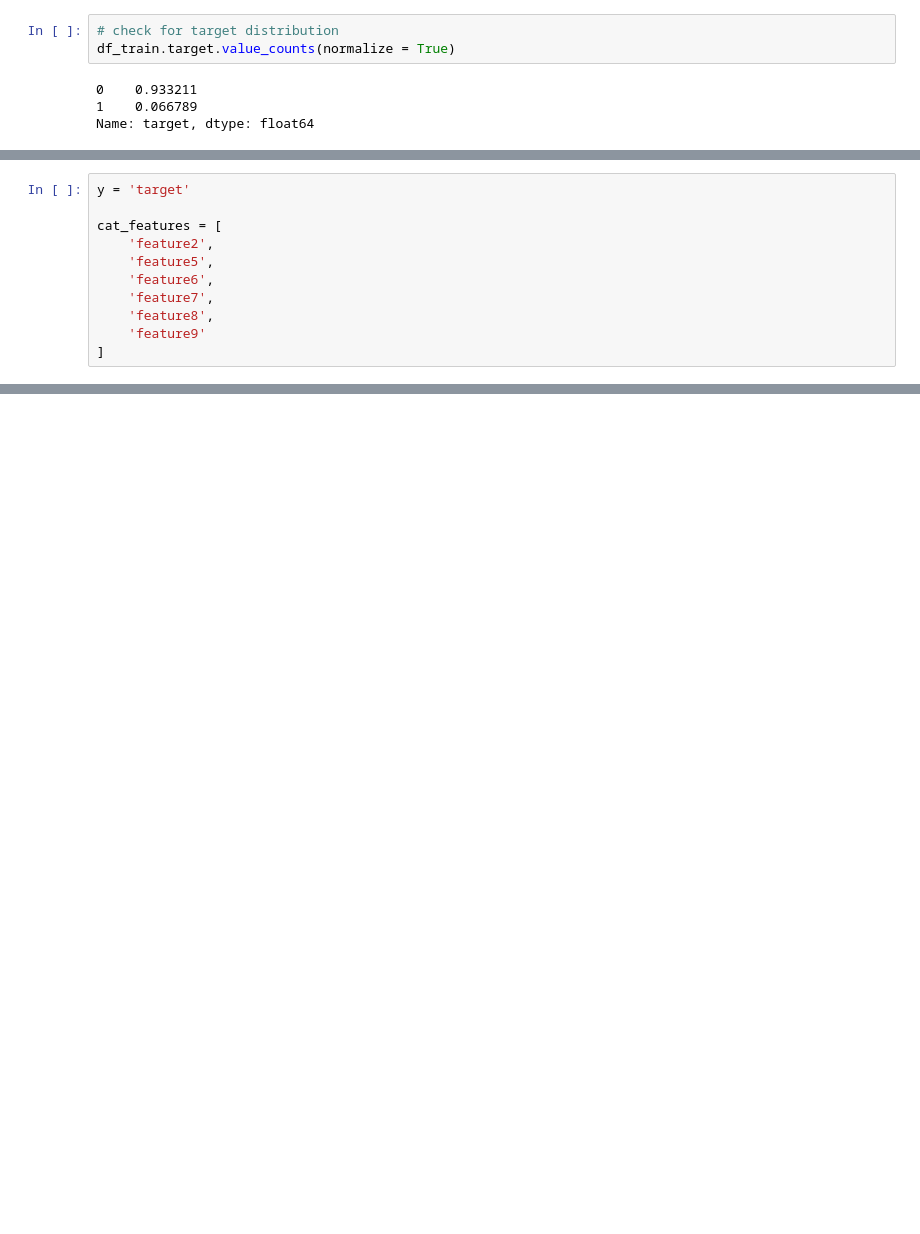
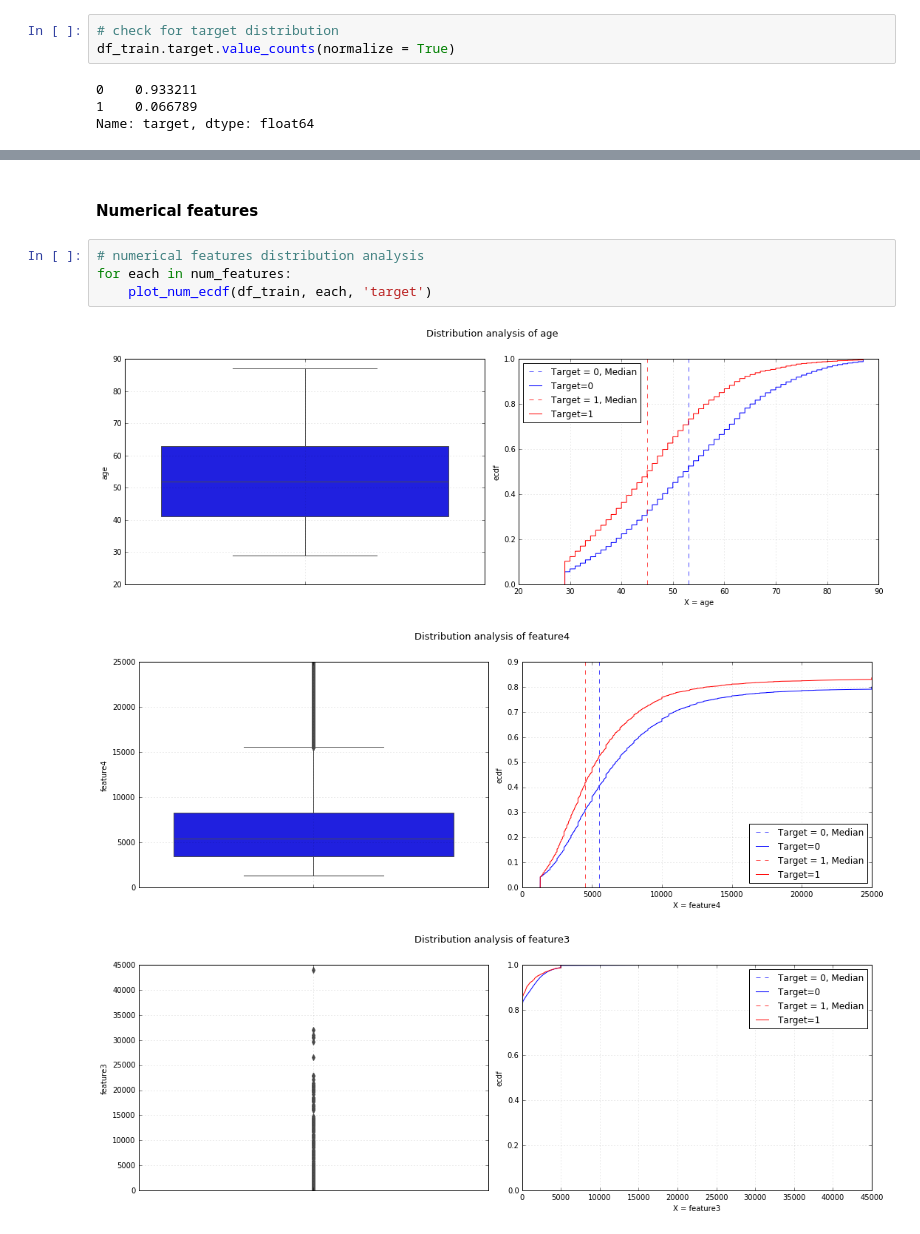
Before and after one commit to mvrkkk/creditscoring_iwis, a Jupyter notebook: eda.ipynb, the cells around one changed output, grey strips where cells are left out. Drawn from its saved outputs; the diff is of its cells as text; blank space fills up the shorter version.

```diff
--- a/eda.ipynb
+++ b/eda.ipynb
@@ -143,11 +250,0 @@ Name: target, dtype: float64
-# %%
-y = 'target'
-
-cat_features = [
-    'feature2',
-    'feature5',
-    'feature6',
-    'feature7',
-    'feature8',
-    'feature9'
-]
@@ -162,0 +336,10 @@ ax.hist(df_train['feature1'], color = )
+# %% [markdown]
+#### Numerical features
+# %%
+# numerical features distribution analysis
+for each in num_features:
+    plot_num_ecdf(df_train, each, 'target')
+# %% [output]
+[figure, added]
+[figure, added]
+[figure, added]
```
Also changed, not shown: parts of 44 cells of this notebook.
